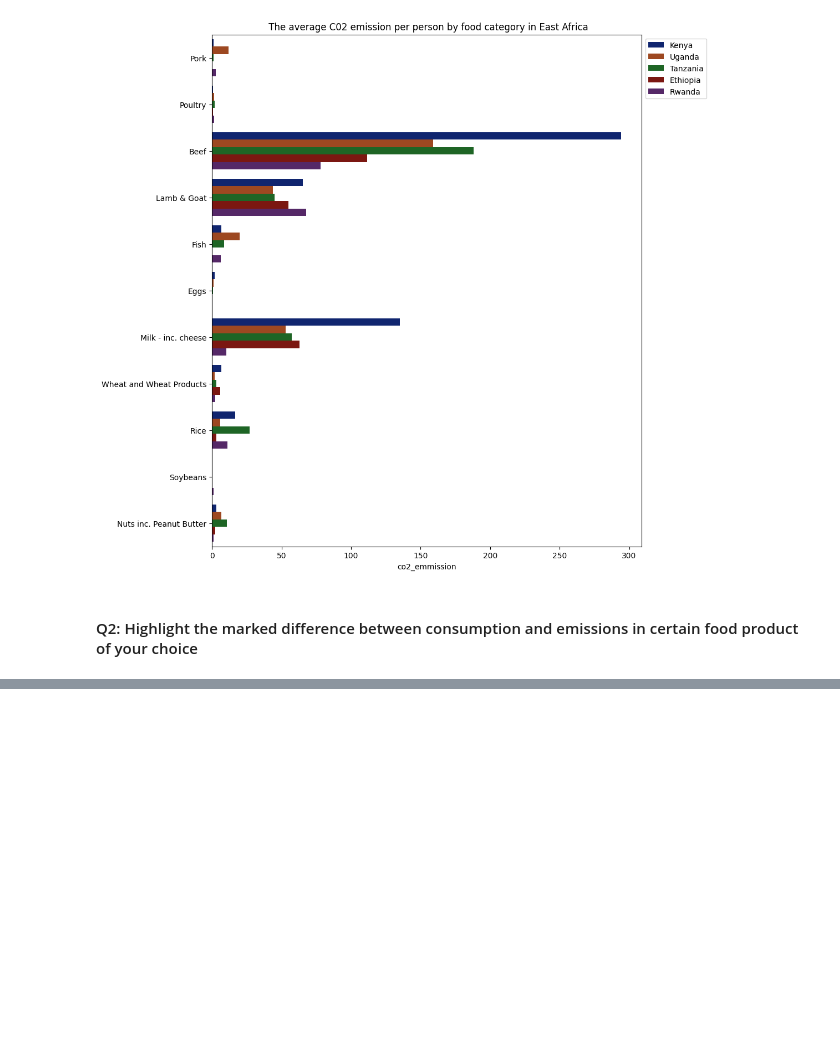
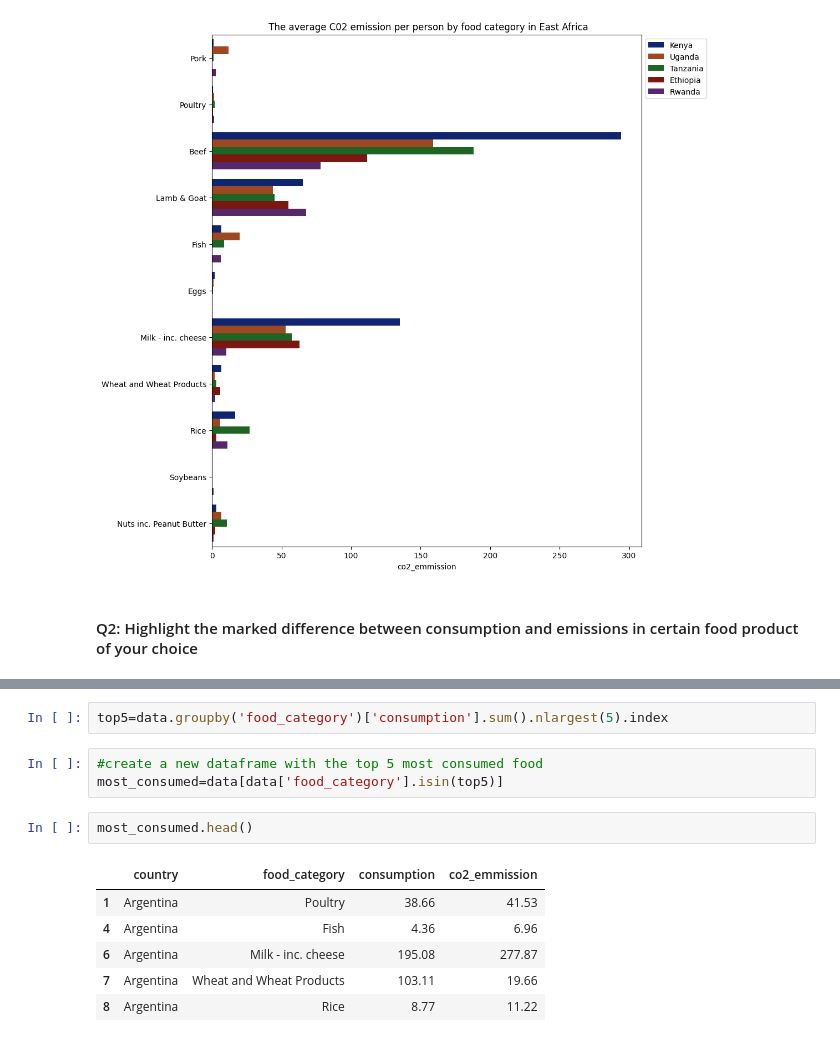
Before and after one commit to WamzMwangi/Python_Data_Analysis, a Jupyter notebook: Python_plots/Python_Visualization_Project/Food_Carbonfootprint_VizProject.ipynb, the cells around one changed output, grey strips where cells are left out. Saved outputs shown, nothing was run; the diff lists cells and outputs as text; blank space fills up the shorter version.

```diff
--- a/Python_plots/Python_Visualization_Project/Food_Carbonfootprint_VizProject.ipynb
+++ b/Python_plots/Python_Visualization_Project/Food_Carbonfootprint_VizProject.ipynb
@@ -106,0 +117,14 @@ plt.show()
+# %%
+top5=data.groupby('food_category')['consumption'].sum().nlargest(5).index
+# %%
+#create a new dataframe with the top 5 most consumed food
+most_consumed=data[data['food_category'].isin(top5)]
+# %%
+most_consumed.head()
+# %% [output]
+|  | country | food_category | consumption | co2_emmission |
+| 1 | Argentina | Poultry | 38.66 | 41.53 |
+| 4 | Argentina | Fish | 4.36 | 6.96 |
+| 6 | Argentina | Milk - inc. cheese | 195.08 | 277.87 |
+| 7 | Argentina | Wheat and Wheat Products | 103.11 | 19.66 |
+| 8 | Argentina | Rice | 8.77 | 11.22 |
```
Also changed, not shown: parts of 9 cells of this notebook.
